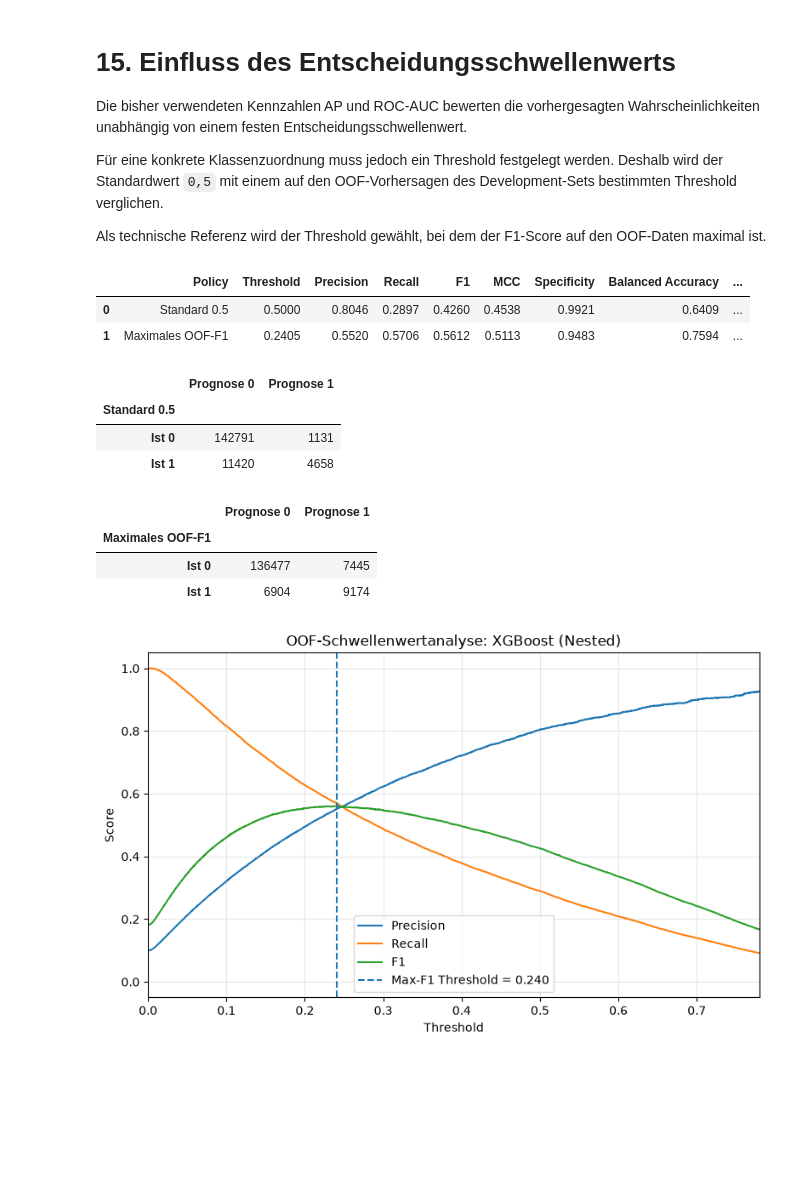
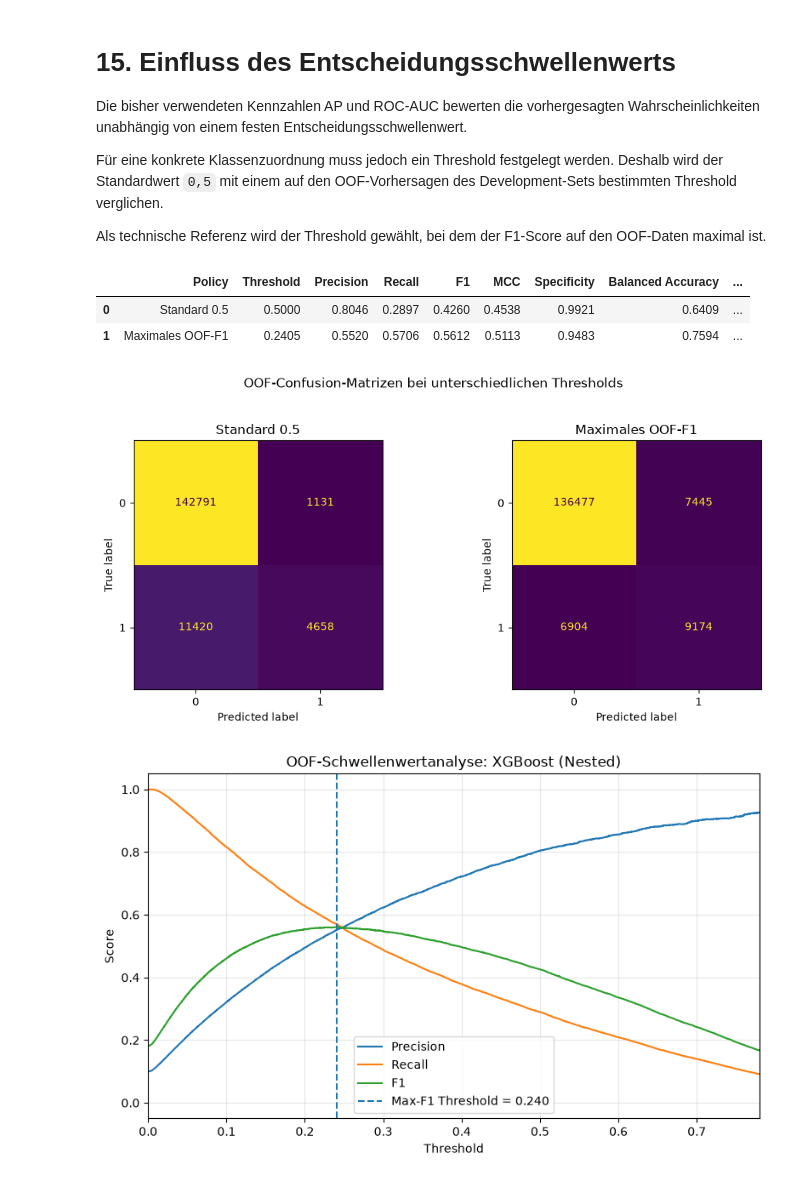
Before and after one commit to Cypshu/ADA_Project, a Jupyter notebook: Ang/Santander_Analysis_Final_Masterentwurf.ipynb, the cells around one changed output. Drawn from its saved outputs; the diff is of its cells as text; code cells hidden in the pictures; blank space fills up the shorter version.

```diff
--- a/Ang/Santander_Analysis_Final_Masterentwurf.ipynb
+++ b/Ang/Santander_Analysis_Final_Masterentwurf.ipynb
@@ -1219,11 +1337,6 @@ knn_oof = {
 
 knn_selected_parameters = {
     model_name: []
-    for model_name in KNN_MODEL_NAMES.values()
-}
-
-knn_runtime_seconds = {
-    model_name: 0.0
     for model_name in KNN_MODEL_NAMES.values()
 }
 
@@ -1264,8 +1377,6 @@ for outer_fold, (outer_train_idx, outer_validation_idx) in enumerate(
     # StandardScaler und PCA werden bewusst getrennt bewertet.
     for config_name, config in KNN_CONFIGS.items():
         model_name = KNN_MODEL_NAMES[config_name]
-        config_start = perf_counter()
-
         candidate_records = []
 
         for inner_fold, (inner_train_idx, inner_validation_idx) in enumerate(
@@ -1399,10 +1510,6 @@ for outer_fold, (outer_train_idx, outer_validation_idx) in enumerate(
             "Outer-Train n": len(X_outer_train),
         })
 
-        knn_runtime_seconds[model_name] += (
-            perf_counter() - config_start
-        )
-
         print(
             f"{model_name} | Fold {outer_fold}: "
             f"AP={metrics['AP']:.4f} | "
@@ -1415,8 +1522,6 @@ for model_name, oof in knn_oof.items():
     assert not np.isnan(oof).any()
 
     oof_predictions[model_name] = oof
-    model_runtime[model_name] = knn_runtime_seconds[model_name]
-
     model_details[model_name] = pd.DataFrame(
         knn_selected_parameters[model_name]
     )
@@ -2132,7 +2381,7 @@ permutation_rng = np.random.default_rng(RANDOM_STATE + 800)
 permutation_records = []
 
 for artifact in interpretation_artifacts:
-    X_validation = artifact["X_validation_transformed"]
+    X_validation = artifact["X_validation"]
     y_validation = artifact["y_validation"]
     model = artifact["model"]
 
@@ -2149,7 +2398,7 @@ for artifact in interpretation_artifacts:
     for feature in permutation_features:
         original_values = X_sample[feature].to_numpy(copy=True)
         drops = []
-        for repeat in range(2):
+        for _ in range(2):
             X_sample[feature] = permutation_rng.permutation(original_values)
             permuted_probability = model.predict_proba(X_sample)[:, 1]
             drops.append(base_ap - average_precision_score(y_sample, permuted_probability))
@@ -2252,6 +2501,8 @@ from sklearn.metrics import (
 )
 
 best_model_name = fold_summary["AP_Mittel"].idxmax()
+assert best_model_name == "XGBoost (Nested)"
+
 decision_probabilities = oof_predictions[best_model_name].to_numpy()
 
 precision_curve, recall_curve, thresholds = precision_recall_curve(
@@ -2267,53 +2518,71 @@ best_threshold = float(thresholds[best_f1_idx])
 
 def threshold_metrics(y_true, probabilities, threshold):
     predictions = (np.asarray(probabilities) >= threshold).astype(int)
-    tn, fp, fn, tp = confusion_matrix(y_true, predictions).ravel()
+    matrix = confusion_matrix(y_true, predictions)
+    tn, fp, _, _ = matrix.ravel()
     specificity = tn / (tn + fp) if (tn + fp) else np.nan
     return {
         "Threshold": threshold,
         "Precision": precision_score(y_true, predictions, zero_division=0),
         "Recall": recall_score(y_true, predictions, zero_division=0),
         "F1": f1_score(y_true, predictions, zero_division=0),
         "MCC": matthews_corrcoef(y_true, predictions),
         "Specificity": specificity,
         "Balanced Accuracy": balanced_accuracy_score(y_true, predictions),
         "Positiv vorhergesagt [%]": 100 * predictions.mean(),
-    }, confusion_matrix(y_true, predictions)
+    }, matrix
 
 
 threshold_results = []
 confusion_matrices = {}
 for policy, threshold in {
     "Standard 0.5": 0.5,
     "Maximales OOF-F1": best_threshold,
 }.items():
     metrics, matrix = threshold_metrics(y_dev, decision_probabilities, threshold)
     threshold_results.append({"Policy": policy, **metrics})
     confusion_matrices[policy] = matrix
 
 threshold_results = pd.DataFrame(threshold_results)
 display(threshold_results)
 
-for policy, matrix in confusion_matrices.items():
-    display(pd.DataFrame(
-        matrix,
-        index=["Ist 0", "Ist 1"],
-        columns=["Prognose 0", "Prognose 1"],
-    ).rename_axis(policy))
+fig, axes = plt.subplots(1, 2, figsize=(10, 4.5))
+
+for ax, (policy, matrix) in zip(
+    axes,
+    confusion_matrices.items(),
+):
+    ConfusionMatrixDisplay(
+        confusion_matrix=matrix,
+        display_labels=["0", "1"],
+    ).plot(
+        ax=ax,
+        colorbar=False,
+        values_format="d",
+    )
+
+    ax.set_title(policy)
+
+fig.suptitle(
+    "OOF-Confusion-Matrizen bei unterschiedlichen Thresholds",
+    y=1.03,
+)
+
+plt.tight_layout()
+
+save_figure(
+    fig,
+    "threshold_confusion_matrices_oof",
+)
+
+plt.show()
 
 threshold_results.to_csv(RESULT_DIR / "threshold_metrics_oof.csv", index=False)
 # %% [output]
 |  | Policy | Threshold | Precision | Recall | F1 | MCC | Specificity | Balanced Accuracy | ... |
 | 0 | Standard 0.5 | 0.5000 | 0.8046 | 0.2897 | 0.4260 | 0.4538 | 0.9921 | 0.6409 | ... |
 | 1 | Maximales OOF-F1 | 0.2405 | 0.5520 | 0.5706 | 0.5612 | 0.5113 | 0.9483 | 0.7594 | ... |
-|  | Prognose 0 | Prognose 1 |
-| Standard 0.5 |  |  |
-| Ist 0 | 142791 | 1131 |
-| Ist 1 | 11420 | 4658 |
-|  | Prognose 0 | Prognose 1 |
-| Maximales OOF-F1 |  |  |
-| Ist 0 | 136477 | 7445 |
-| Ist 1 | 6904 | 9174 |
+[figure, added]
 # %%
 fig, ax = plt.subplots(figsize=(8, 5))
 ax.plot(thresholds, precision_curve[:-1], label="Precision")
```
Also changed, not shown: parts of 45 cells of this notebook.
